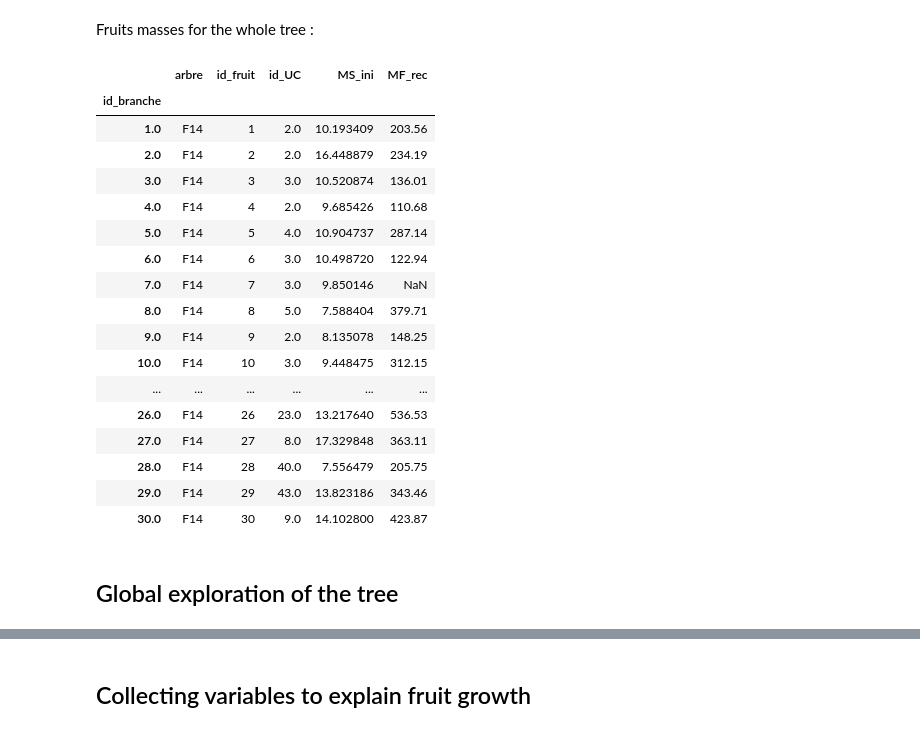
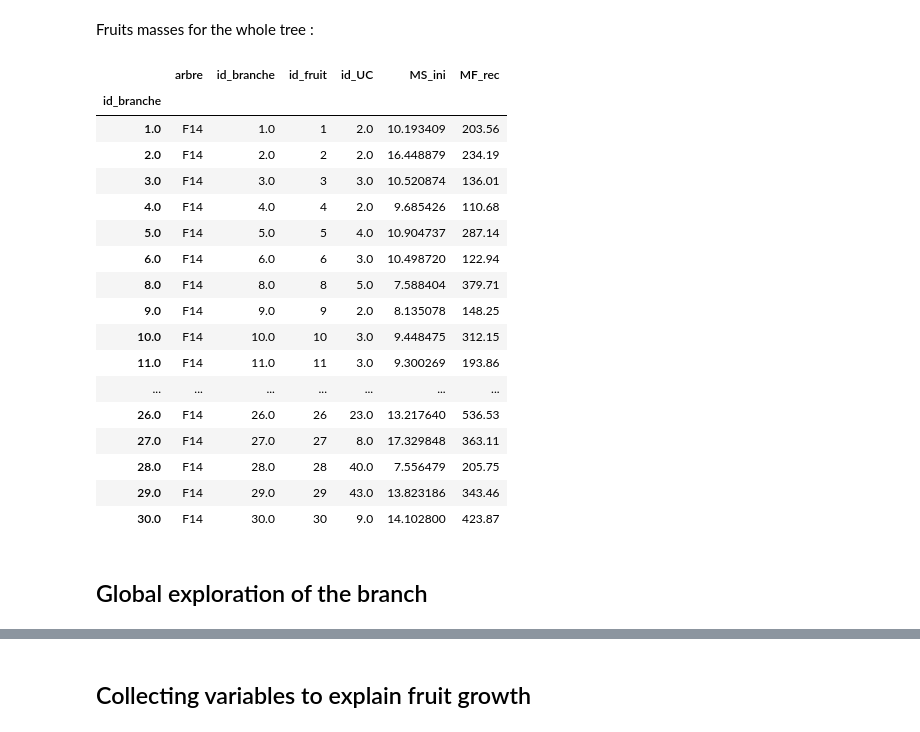
Before and after one commit to maellebolot/vmango-lab, a Jupyter notebook: notebooks/branch_exploration.ipynb, the cells around one changed output, grey strips where cells are left out. Cells and saved outputs as stored; diff of their text form; code cells hidden in the pictures.

Commit message:
New notebooks for pests and F14 branches exploration

```diff
--- a/notebooks/branch_exploration.ipynb
+++ b/notebooks/branch_exploration.ipynb
@@ -76,39 +78,39 @@ Fruits masses for the whole tree :
 # %%
 with resources.path('vmlab.data.fruit_quality', 'fruits_masses.csv') as path:
     fruit_mass = pd.read_csv(path,
-                             sep=",",
-                             usecols=[ 'arbre', 'id_UC', 'id_branche', 'id_fruit', 'MS_ini', 'MF_rec'],
-                            )
+                        usecols=[ 'arbre', 'id_UC', 'id_branche', 'id_fruit', 'MS_ini', 'MF_rec'],
+                        sep=";"
+                        )
+fruit_mass = fruit_mass[fruit_mass['arbre']== tree_name ]
 fruit_mass.index=fruit_mass['id_branche']
-fruit_mass.drop(columns = ['id_branche'], inplace=True)
-fruit_mass = fruit_mass[fruit_mass['arbre']== tree_name ]
-#fruit_mass = fruit_mass[fruit_mass.index.notna()]
+
+fruit_mass = fruit_mass[fruit_mass.index.notna()]
+fruit_mass.drop(labels = [i for i in fruit_mass.index if pd.isna(fruit_mass.loc[i, 'MF_rec'])], axis=0, inplace=True)
 
 fruit_mass = fruit_mass.sort_index()
 
-# fruit_mass = fruit_mass.groupby(["id_UC"]).mean("MF_rec")
 fruit_mass
 # %% [output]
-|  | arbre | id_fruit | id_UC | MS_ini | MF_rec |
-| id_branche |  |  |  |  |  |
-| 1.0 | F14 | 1 | 2.0 | 10.193409 | 203.56 |
-| 2.0 | F14 | 2 | 2.0 | 16.448879 | 234.19 |
-| 3.0 | F14 | 3 | 3.0 | 10.520874 | 136.01 |
-| 4.0 | F14 | 4 | 2.0 | 9.685426 | 110.68 |
-| 5.0 | F14 | 5 | 4.0 | 10.904737 | 287.14 |
-| 6.0 | F14 | 6 | 3.0 | 10.498720 | 122.94 |
-| 7.0 | F14 | 7 | 3.0 | 9.850146 | NaN |
-| 8.0 | F14 | 8 | 5.0 | 7.588404 | 379.71 |
-| 9.0 | F14 | 9 | 2.0 | 8.135078 | 148.25 |
-| 10.0 | F14 | 10 | 3.0 | 9.448475 | 312.15 |
-| ... | ... | ... | ... | ... | ... |
-| 26.0 | F14 | 26 | 23.0 | 13.217640 | 536.53 |
-| 27.0 | F14 | 27 | 8.0 | 17.329848 | 363.11 |
-| 28.0 | F14 | 28 | 40.0 | 7.556479 | 205.75 |
-| 29.0 | F14 | 29 | 43.0 | 13.823186 | 343.46 |
-| 30.0 | F14 | 30 | 9.0 | 14.102800 | 423.87 |
+|  | arbre | id_branche | id_fruit | id_UC | MS_ini | MF_rec |
+| id_branche |  |  |  |  |  |  |
+| 1.0 | F14 | 1.0 | 1 | 2.0 | 10.193409 | 203.56 |
+| 2.0 | F14 | 2.0 | 2 | 2.0 | 16.448879 | 234.19 |
+| 3.0 | F14 | 3.0 | 3 | 3.0 | 10.520874 | 136.01 |
+| 4.0 | F14 | 4.0 | 4 | 2.0 | 9.685426 | 110.68 |
+| 5.0 | F14 | 5.0 | 5 | 4.0 | 10.904737 | 287.14 |
+| 6.0 | F14 | 6.0 | 6 | 3.0 | 10.498720 | 122.94 |
+| 8.0 | F14 | 8.0 | 8 | 5.0 | 7.588404 | 379.71 |
+| 9.0 | F14 | 9.0 | 9 | 2.0 | 8.135078 | 148.25 |
+| 10.0 | F14 | 10.0 | 10 | 3.0 | 9.448475 | 312.15 |
+| 11.0 | F14 | 11.0 | 11 | 3.0 | 9.300269 | 193.86 |
+| ... | ... | ... | ... | ... | ... | ... |
+| 26.0 | F14 | 26.0 | 26 | 23.0 | 13.217640 | 536.53 |
+| 27.0 | F14 | 27.0 | 27 | 8.0 | 17.329848 | 363.11 |
+| 28.0 | F14 | 28.0 | 28 | 40.0 | 7.556479 | 205.75 |
+| 29.0 | F14 | 29.0 | 29 | 43.0 | 13.823186 | 343.46 |
+| 30.0 | F14 | 30.0 | 30 | 9.0 | 14.102800 | 423.87 |
 # %% [markdown]
-## Global exploration of the tree
+## Global exploration of the branch
 # %%
 print("Total leaves on the branch :", np.nansum(branch['growth__nb_leaf']))
 print("Total fruits on the branch :", np.nansum(branch['arch_dev__pot_nb_fruit']))
```
Also changed, not shown: parts of 38 cells of this notebook, 1 other file.
